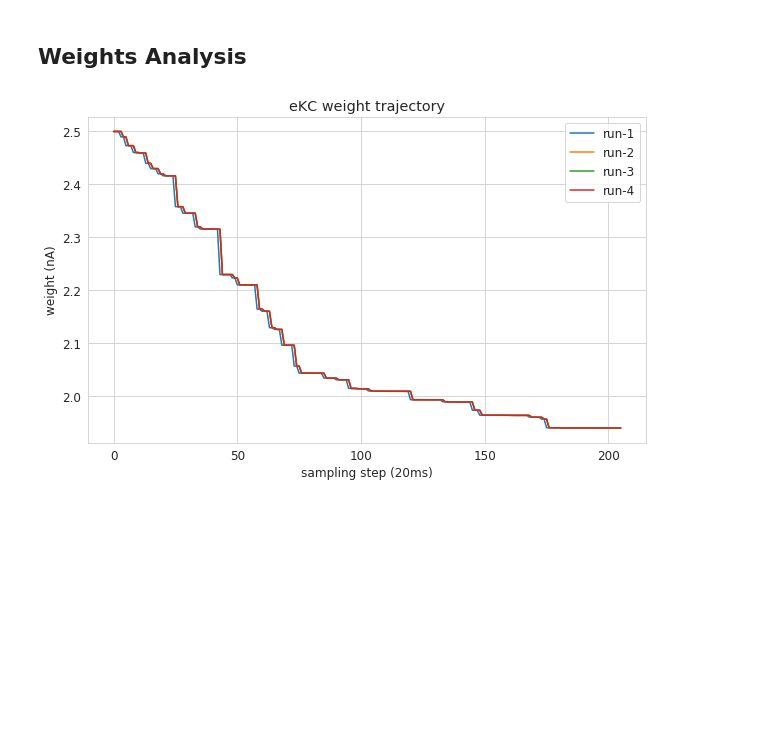
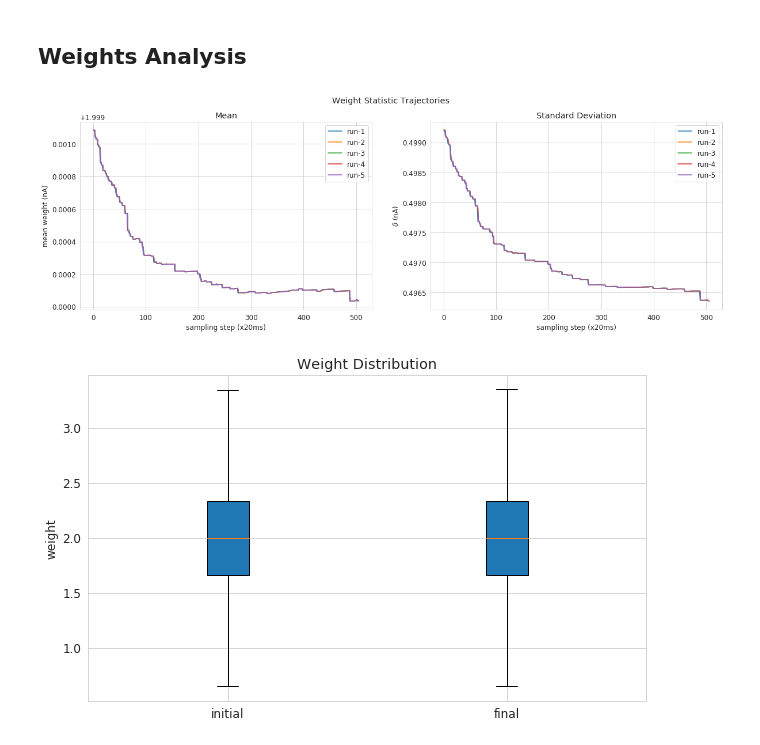
Before and after one commit to bikeboi/jra-project, a Jupyter notebook: experiment_1.ipynb, the cells around one changed output. Cells and saved outputs as stored; diff of their text form; code cells hidden in the pictures; blank space fills up the shorter version.

```diff
--- a/experiment_1.ipynb
+++ b/experiment_1.ipynb
@@ -212,20 +248,46 @@ plt.show()
 ## Weights Analysis
 # %%
 # Changes in weight
-weight_trajectories = []
+trajectories = []
 for traj in weights:
     traj = np.array(traj)
-    weight_trajectories.append(traj.mean(axis=1))
+    trajectories.append(traj)
-# %%
-sns.set_style("whitegrid")
-for i,traj in enumerate(weight_trajectories):
-    plt.plot(traj, label=f"run-{i+1}")
-
-plt.legend()
-plt.gcf().set_size_inches(10,6)
-plt.title("eKC weight trajectory")
-plt.xlabel(f"sampling step ({WEIGHT_LOG_FREQ}ms)")
-plt.ylabel("weight (nA)")
-plt.show()
-# %% [output]
-[figure, removed]
+# %%
+# Plot statistics
+def plot_traj_statistic(f, name, ax, ylabel):
+    for i,traj in enumerate(trajectories):
+        ax.plot(f(traj), label=f"run-{i+1}")
+
+    ax.legend()
+    ax.set_title(name)
+    ax.set_ylabel(ylabel)
+    ax.set_xlabel(f"sampling step (x{WEIGHT_LOG_FREQ}ms)")
+# %%
+sns.set_style("whitegrid")
+fig, (ax1, ax2) = plt.subplots(1, 2, figsize=(20,6))
+
+fig.suptitle("Weight Statistic Trajectories")
+plot_traj_statistic(lambda t: np.mean(t, axis=1), "Mean", ax1, "mean weight (nA)")
+plot_traj_statistic(lambda t: np.std(t, axis=1), "Standard Deviation", ax2, r"$\delta$ (nA)")
+# %% [output]
+[figure, added]
+# %%
+init_dist = []
+final_dist = []
+for traj in trajectories:
+    init_dist.append(traj[0])
+    final_dist.append(traj[-1])
+
+init_dist = np.array(init_dist).mean(axis=0)
+final_dist = np.array(final_dist).mean(axis=0)
+
+# Plot
+fig, ax = plt.subplots(figsize=(10,6))
+
+ax.boxplot([init_dist, final_dist], labels=["initial", "final"], patch_artist=True, sym="")
+ax.set_ylabel("weight")
+ax.set_title("Weight Distribution")
+
+plt.show()
+# %% [output]
+[figure, added]
```
Also changed, not shown: parts of 12 cells of this notebook, 8 other files.
